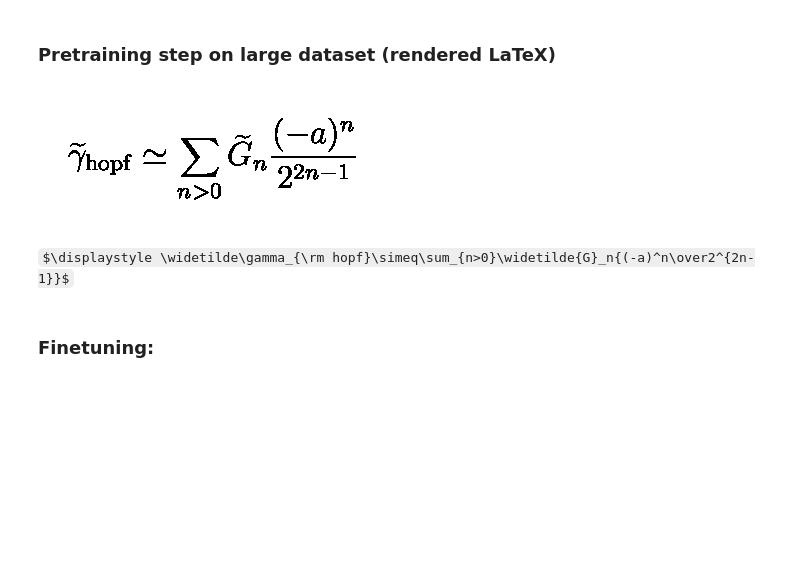
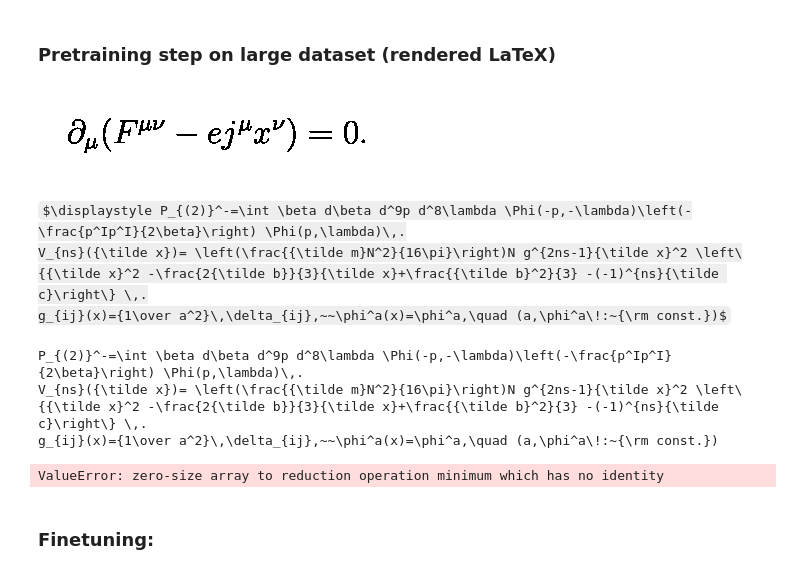
Before and after one commit to leonlenk/LaTeX_OCR, a Jupyter notebook: scripts/TrOCR.ipynb, the cells around one changed output. Saved outputs shown, nothing was run; the diff lists cells and outputs as text; code cells hidden in the pictures; some formulas as TeX source; blank space fills up the shorter version.

Commit message:
Stashing work for today. Todo: Fix the formula loading bug for the pretraining. The indices are getting mixed up somehow.

```diff
--- a/scripts/TrOCR.ipynb
+++ b/scripts/TrOCR.ipynb
@@ -40,34 +40,10 @@ p ( see ).
 # Load LST files
 import pandas as pd
 import numpy as np
+import re
 train_filenames_df = pd.read_csv("../rendered_LaTeX/im2latex_train.lst", sep=" ", index_col = 0, header = None)
-formulas = open("../rendered_LaTeX/im2latex_formulas.lst", encoding = "ISO-8859-1").readlines()
+formulas = open("../rendered_LaTeX/im2latex_formulas.lst", encoding = "ISO-8859-1").read()
+# Use regex to split formula by \\label{...}
+import re
+formulas = re.split(r"\\label{.*?}", formulas)
+formulas = [f.strip() for f in formulas] # Removing whitespace
-# %%
-formula_image_example = Image.open("../formula_images/" + train_filenames_df.loc[2, 1] + ".png").convert('RGBA')
-
-def crop_to_formula(image, padding = 30):
-    # Image: 4 channel image with alpha.
-    # Convert black pixels to white pixels.
-    data = np.array(image)
-    red, green, blue, alpha = data.T
-    black_areas = (red < 10) & (blue < 10) & (green < 10)
-    # Convert alpha to white.
-    data[..., -1] = 255
-    # Crop a box around the area that contains black pixels.
-    coords = np.argwhere(black_areas)
-    x0, y0 = coords.min(axis=0)
-    x1, y1 = coords.max(axis=0) + 1
-    # Add padding.
-    x0 = max(0, x0 - padding)
-    y0 = max(0, y0 - padding)
-    x1 = min(image.width, x1 + padding)
-    y1 = min(image.height, y1 + padding)
-    image = Image.fromarray(data[y0:y1, x0:x1])
-    return image.convert('RGB')
-
-display(crop_to_formula(formula_image_example))
-from IPython.display import display, Math, Latex
-display(Math(formulas[2].split("\label")[0]))
-# %% [output]
-[figure, removed]
-$\displaystyle \widetilde\gamma_{\rm hopf}\simeq\sum_{n>0}\widetilde{G}_n{(-a)^n\over2^{2n-1}}$
@@ -74,3 +60,19 @@ $\displaystyle \widetilde\gamma_{\rm hopf}\simeq\sum_{n>0}\widetilde{G}_n{(-a)^n
+# %%
+random_idx = 9 #np.random.choice(train_filenames_df.index)
+formula_image_example = Image.open("../formula_images/" + train_filenames_df.loc[random_idx, 1] + ".png").convert('RGBA')
+
+display(crop_to_formula(formula_image_example))
+from IPython.display import display, Math, Latex
+display_formula(renderedLaTeXLabelstr2Formula(formulas[random_idx]))
+print(renderedLaTeXLabelstr2Formula(formulas[random_idx]))
+# %% [output]
+[figure, added]
+$\displaystyle P_{(2)}^-=\int \beta d\beta d^9p d^8\lambda \Phi(-p,-\lambda)\left(-\frac{p^Ip^I}{2\beta}\right) \Phi(p,\lambda)\,.
+V_{ns}({\tilde x})= \left(\frac{{\tilde m}N^2}{16\pi}\right)N g^{2ns-1}{\tilde x}^2 \left\{{\tilde x}^2 -\frac{2{\tilde b}}{3}{\tilde x}+\frac{{\tilde b}^2}{3} -(-1)^{ns}{\tilde c}\right\} \,.
+g_{ij}(x)={1\over a^2}\,\delta_{ij},~~\phi^a(x)=\phi^a,\quad (a,\phi^a\!:~{\rm const.})$
+P_{(2)}^-=\int \beta d\beta d^9p d^8\lambda \Phi(-p,-\lambda)\left(-\frac{p^Ip^I}{2\beta}\right) \Phi(p,\lambda)\,.
+V_{ns}({\tilde x})= \left(\frac{{\tilde m}N^2}{16\pi}\right)N g^{2ns-1}{\tilde x}^2 \left\{{\tilde x}^2 -\frac{2{\tilde b}}{3}{\tilde x}+\frac{{\tilde b}^2}{3} -(-1)^{ns}{\tilde c}\right\} \,.
+g_{ij}(x)={1\over a^2}\,\delta_{ij},~~\phi^a(x)=\phi^a,\quad (a,\phi^a\!:~{\rm const.})
 # %%
 from torch.utils.data import Dataset, DataLoader
 import os
@@ -179,6 +181,8 @@ for epoch in range(NUM_EPOCHS):
         print(f"Validation loss: {np.mean(val_losses)}")
         val_history.append(np.mean(val_losses))
         val_timesteps.append(len(history) - 1)
+# %% [output]
+ValueError: zero-size array to reduction operation minimum which has no identity
 # %% [markdown]
 ### Finetuning:
 # %%
```
Also changed, not shown: parts of 2 cells of this notebook, 1 other file.
